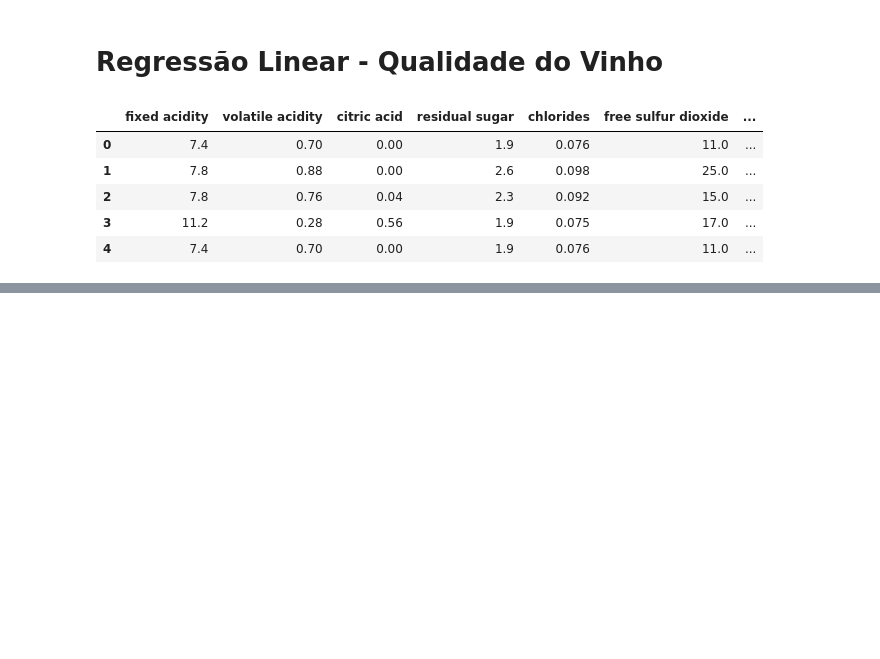
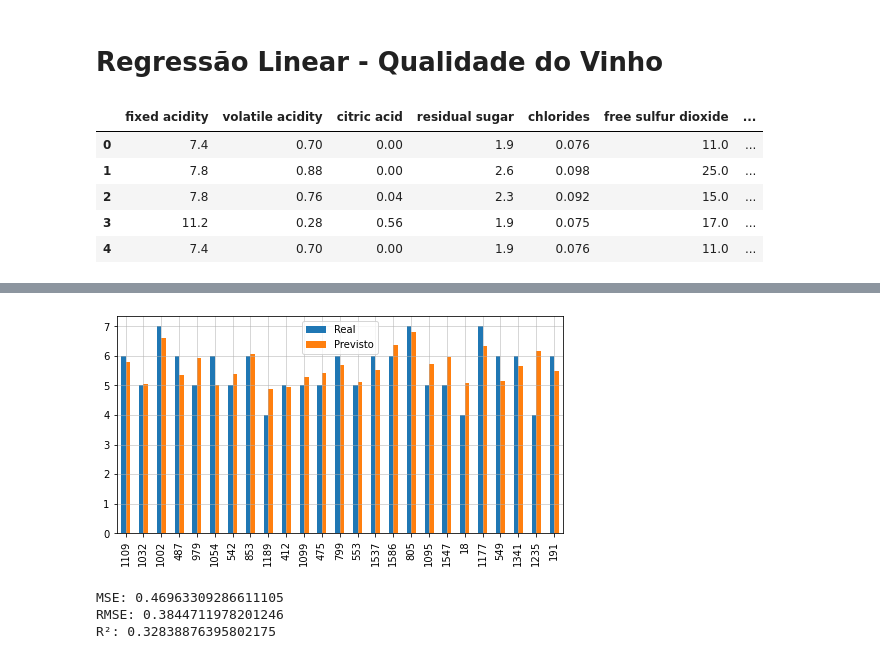
Before and after one commit to thiagolopes97/ITA, a Jupyter notebook: Aula2_RegLin_Log.ipynb, the cells around one changed output, grey strips where cells are left out. Saved outputs shown, nothing was run; the diff lists cells and outputs as text; code cells hidden in the pictures; blank space fills up the shorter version.

```diff
--- a/Aula2_RegLin_Log.ipynb
+++ b/Aula2_RegLin_Log.ipynb
@@ -214,0 +300,5 @@ df.head()
+# %%
+#Divisão do dataset em Atributos e Resultado
+feature_cols = ['fixed acidity', 'volatile acidity', 'citric acid', 'residual sugar', 'chlorides', 'free sulfur dioxide', 'total sulfur dioxide', 'density', 'pH', 'sulphates','alcohol']
+X = df[feature_cols]
+y = df['quality']
@@ -214,0 +315,7 @@ df.head()
+# %%
+# Separação do dataset em treino e teste
+X_train, X_test, y_train, y_test = train_test_split(X, y, test_size=0.2, random_state=0)
+
+# Treinamento do Dataset
+regressor = LinearRegression()
+regressor.fit(X_train, y_train);
@@ -214,0 +343,6 @@ df.head()
+# %%
+y_pred = regressor.predict(X_test)
+# Cria a tabela de resultados real e resultado previsto
+df = pd.DataFrame({'Real': y_test, 'Previsto': y_pred})
+df1 = df.head(25)
+df.sample(5)
@@ -214,0 +356,17 @@ df.head()
+# %%
+df1.plot(kind='bar',figsize=(8,4))
+plt.grid(which='major', linestyle='-', linewidth='0.5')
+plt.grid(which='minor', linestyle=':', linewidth='0.5')
+plt.show()
+# %% [output]
+[figure, added]
+# %%
+# Calcular as métricas do modelo
+
+print("MSE: {}".format(metrics.mean_absolute_error(y_test,y_pred)))
+print("RMSE: {}".format(metrics.mean_squared_error(y_test,y_pred)))
+print("R²: {}".format(metrics.r2_score(y_test,y_pred)))
+# %% [output]
+MSE: 0.46963309286611105
+RMSE: 0.3844711978201246
+R²: 0.32838876395802175
```
Also changed, not shown: parts of 13 cells of this notebook.
